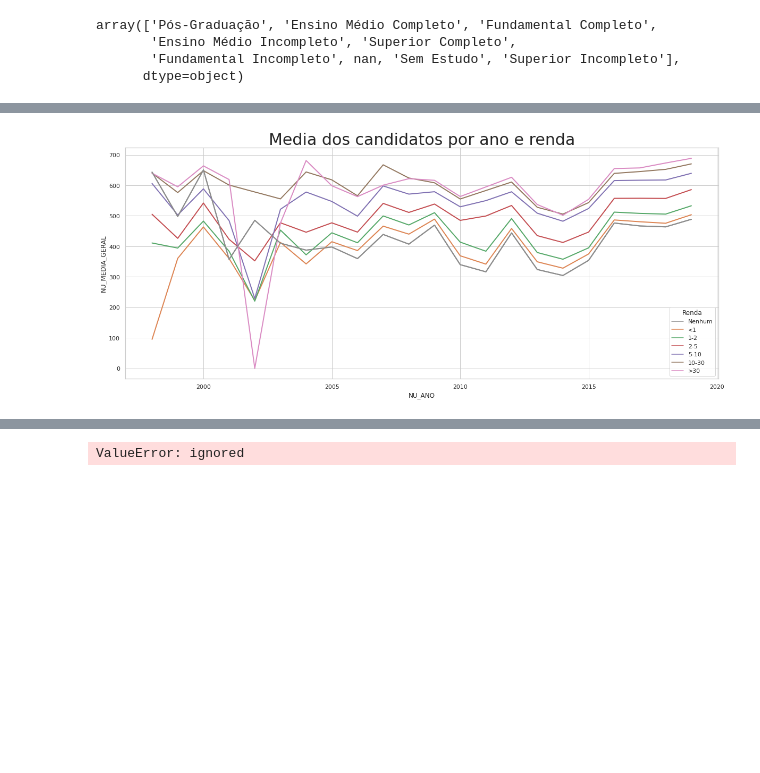
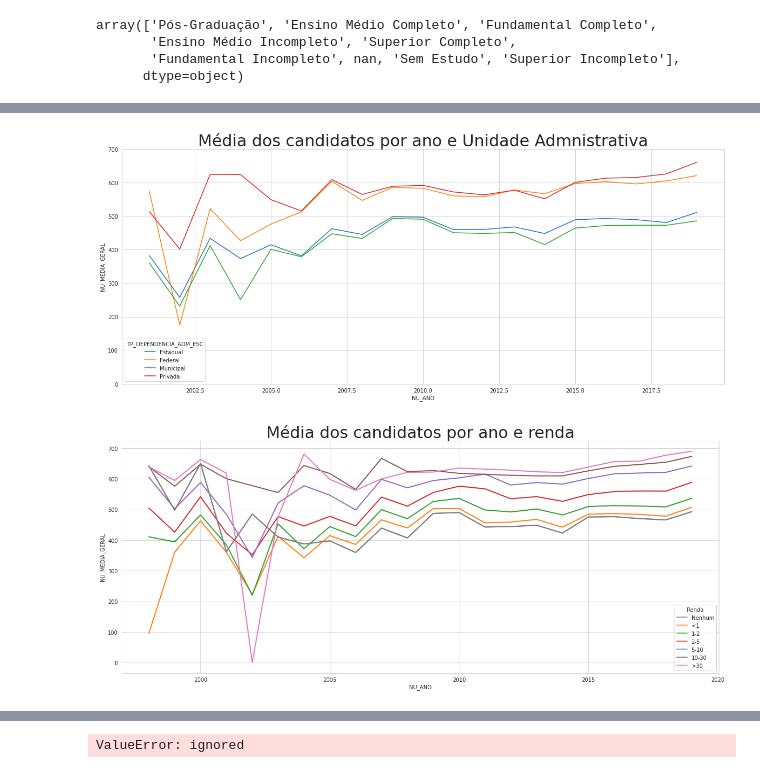
Before and after one commit to mariaeco/ICD_project_Maria, a Jupyter notebook: ProjetoICD_Maria_ExploracaoInicial.ipynb, the cells around one changed output, grey strips where cells are left out. Saved outputs shown, nothing was run; the diff lists cells and outputs as text; code cells hidden in the pictures; blank space fills up the shorter version.

```diff
--- a/ProjetoICD_Maria_ExploracaoInicial.ipynb
+++ b/ProjetoICD_Maria_ExploracaoInicial.ipynb
@@ -284,10 +265,19 @@ plt.title("Media dos candidatos por ano e por sexo", fontsize=30);
+# %%
+df_media = dfEnem.query('TP_PRESENCA == 1').groupby(by=['NU_ANO', 'TP_DEPENDENCIA_ADM_ESC'])['NU_MEDIA_GERAL'].mean().reset_index()
+plt.subplots(figsize=(20,8))
+sns.set_style("whitegrid")
+sns.lineplot(data=df_media, x="NU_ANO", y="NU_MEDIA_GERAL", hue="TP_DEPENDENCIA_ADM_ESC")
+plt.ylim(0, 700)
+plt.title("Média dos candidatos por ano e Unidade Admnistrativa", fontsize=30);
+# %% [output]
+[figure, added]
 # %%
-df_media_renda = dfEnem.groupby(by=['NU_ANO', 'Renda'])['NU_MEDIA_GERAL'].mean().reset_index()
+df_media_renda = dfEnem.query('TP_PRESENCA == 1').groupby(by=['NU_ANO', 'Renda'])['NU_MEDIA_GERAL'].mean().reset_index()
 
 plt.subplots(figsize=(20,8))
 sns.set_style("white")
 hue_order = ['Nenhum', '<1', '1-2', '2-5', '5-10', '10-30', '>30', 'Nenhum']
 sns.lineplot(data=df_media_renda, x="NU_ANO", y="NU_MEDIA_GERAL", hue="Renda", hue_order=hue_order, linewidth = 2)
-plt.title("Media dos candidatos por ano e renda", fontsize=30);
+plt.title("Média dos candidatos por ano e renda", fontsize=30);
 # %% [output]
-[figure, old version]
+[figure, new version]
```
Also changed, not shown: parts of 21 cells of this notebook.
